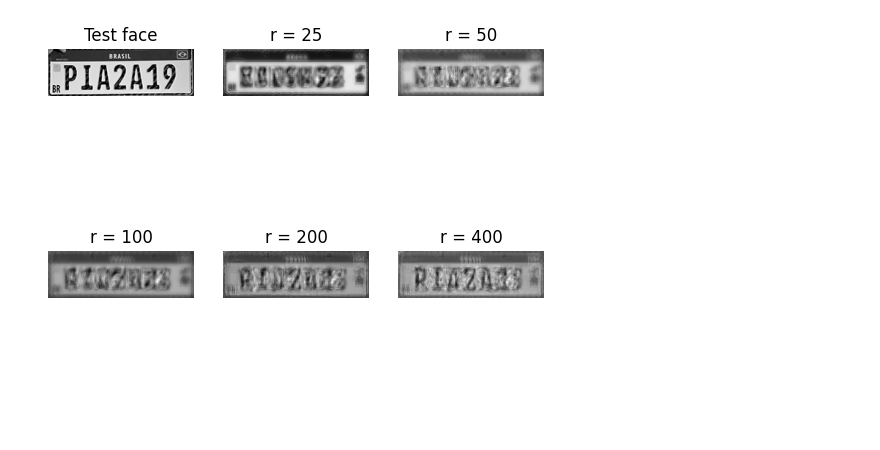
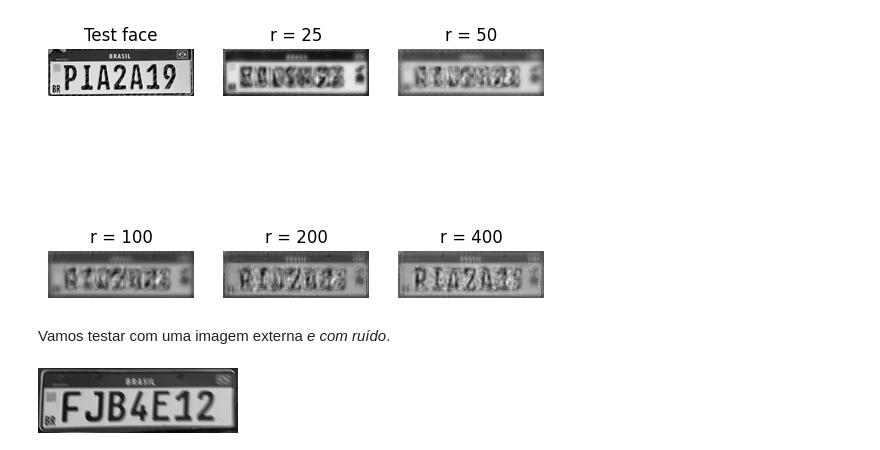
Before and after one commit to Salies/posmac-alcd, a Jupyter notebook: Aula 3 (Condicionamento e PCA)/placas_pca.ipynb, the cells around one changed output. Cells and saved outputs as stored; diff of their text form; code cells hidden in the pictures; blank space fills up the shorter version.

Commit message:
feat: teste com placa com ruído

```diff
--- a/Aula 3 (Condicionamento e PCA)/placas_pca.ipynb
+++ b/Aula 3 (Condicionamento e PCA)/placas_pca.ipynb
@@ -113,3 +113,14 @@ plt.show()
 200
 400
 [figure]
+# %% [markdown]
+Vamos testar com uma imagem externa _e com ruído_.
+# %%
+# mais um teste
+test_im2 = Image.open('teste-blur.png')
+test_im2 = test_im2.convert('L')
+# test_img rescale to 200, 65
+test_im2 = test_im2.resize((200, 65))
+test_im2
+# %% [output]
+[figure, added]
```
Also changed, not shown: parts of 1 cell of this notebook, 2 other files.
